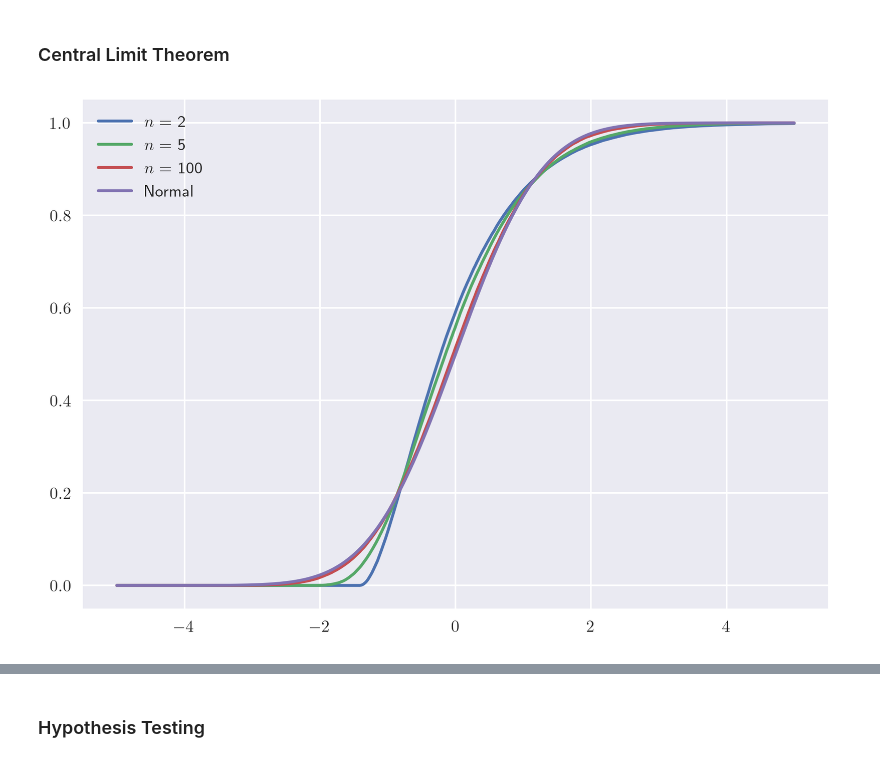
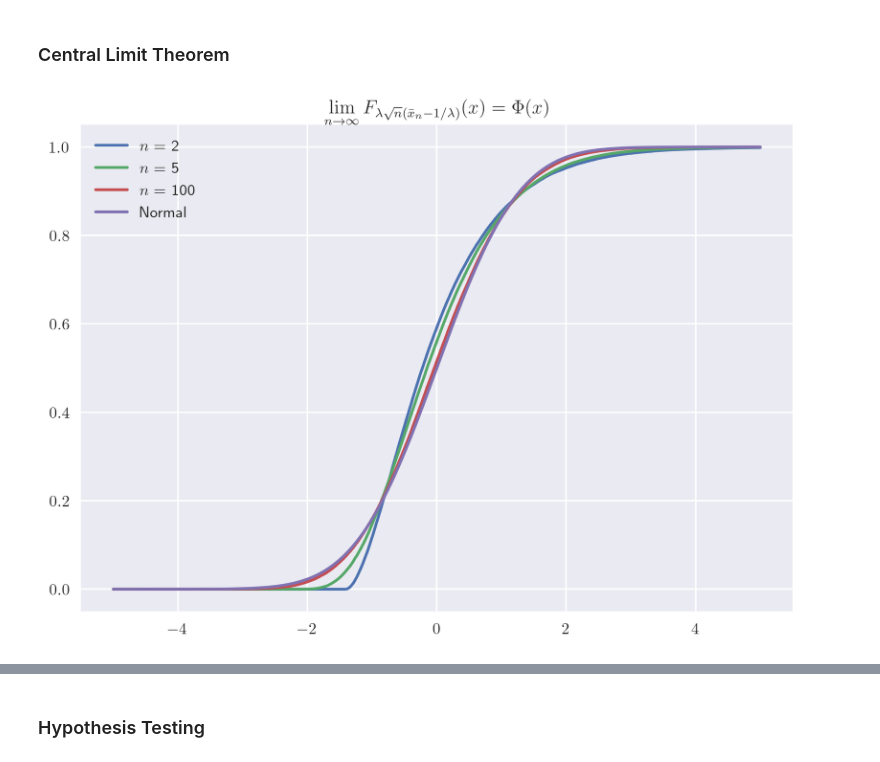
Before and after one commit to charlesrambo/math_bootcamp_25, a Jupyter notebook: Unit 3/unit_3_code_snippets.ipynb, the cells around one changed output, grey strips where cells are left out. Drawn from its saved outputs; the diff is of its cells as text; code cells hidden in the pictures.

```diff
--- a/Unit 3/unit_3_code_snippets.ipynb
+++ b/Unit 3/unit_3_code_snippets.ipynb
@@ -270,36 +419,36 @@ from scipy.stats import expon
 # Start the clock!
 start_time = time.perf_counter()
 
-# Set random seed
-np.random.seed(0)
-
 # Use LaTeX and increase resolution
 plt.rcParams['text.usetex'], plt.rcParams['figure.dpi'] = True, 300
 
 # Use Seaborn style
 plt.style.use('seaborn-v0_8')
 
+# Set random seed
+np.random.seed(0)
+
 # Choose n-values and set number of trials
 n_vals, trials = [100, 500, 1000, 10_000], 100_000
 
 # Set up subplots
 fig, ax = plt.subplots(2, 2, sharex = True, sharey = True,
-                       figsize = (10, 5), dpi = 300)
+                       figsize = (10, 7))
 
 for i, n in enumerate(n_vals):
 
     # Get row and column
     nrow, ncol = i // 2, i % 2
 
-    # Generate numbers of dimension trails x n
+    # Generate numbers of dimension n x trails
     # Scale is 1/lambda; default is 1 so unnecessary
-    X = expon.rvs(scale = 1/1, size = (trials, n))
+    X = expon.rvs(scale = 1/1, size = (n, trials))
 
     # Take mean of each row and make histogram
-    ax[nrow, ncol].hist(X.mean(axis = 1), bins = int(np.sqrt(n)), density = True)
+    ax[nrow, ncol].hist(X.mean(axis = 0), bins = int(np.sqrt(trials)), density = True)
 
     ax[nrow, ncol].vlines(x = 1, ymin = 0, ymax = 40, linestyle = 'dashed',
-                 color = 'red', label = 'True Mean')
+                 color = 'red', label = r'$\mu$')
 
     # Give each histogram a title
     ax[nrow, ncol].title.set_text(f'$n = {n}$')
@@ -307,14 +456,21 @@ for i, n in enumerate(n_vals):
     # Add legend
     ax[nrow, ncol].legend()
 
+    # Set x-axis label
+    ax[nrow, ncol].set_xlabel(r'$\bar{x}$')
+
 # Clear up a little RAM
 del X
 
 # Give the entire figure a title
-fig.suptitle('Law of Large Numbers Using Exponential Distribution')
+fig.suptitle(r'Law of Large Numbers Using Exponential Distribution'
+             +'\n' + r'True mean $\mu$ and sample mean $\bar{x}$')
+
+# Change padding on figure
+plt.tight_layout()
 
 # Save the figure
-plt.savefig(path + r'ex3-5.png')
+plt.savefig(path + r'ex3-6.png')
 
 plt.plot()
 
@@ -382,11 +541,15 @@ plt.show()
 ### Central Limit Theorem
 # %%
 # Import modules
-import numpy as np, matplotlib.pyplot as plt
+import numpy as np
+import matplotlib.pyplot as plt
 from scipy.stats import expon, norm
 
-# Use LaTeX and increase resolution
-plt.rcParams['text.usetex'],  plt.rcParams['figure.dpi'] = True, 300
+# Use LaTeX
+plt.rcParams['text.usetex'] = True
+
+# Increase resolution
+plt.rcParams['figure.dpi'] = 300
 
 # Use Seaborn style
 plt.style.use('seaborn-v0_8')
@@ -409,36 +572,39 @@ trials = 100_000
 # Scale is 1/lambda
 lam = 1
 
 # Loop over the n-values
 for n in n_vals:
 
     # Generate the sample; mean is 1/lam and std is 1/lam
-    sample =  expon.rvs(scale = 1/lam, size = (trials, n)).mean(axis = 1)
+    sample =  expon.rvs(scale = 1/lam, size = (n, trials)).mean(axis = 0)
 
     # Change sample so it has mean 0 and sd 1; current mean 1/lam and sd 1/(lam * sqrt(n))
     sample = np.sqrt(n)/(1/lam) * (sample - 1/lam)
 
     # Get y-values
     y_vals = [ecdf(x, sample) for x in x_vals]
 
     # Plot values
     plt.plot(x_vals, y_vals, label = f'$n =$ {n}')
 
 # Get y-values
 y_vals = norm.cdf(x_vals)
 
 # Plot standard normal cdf
 plt.plot(x_vals, y_vals, label = 'Normal')
 
 # Show legend
 plt.legend()
 
+# Add title
+plt.title(r'$\displaystyle\lim_{n\to\infty}F_{\lambda\sqrt{n}\left(\bar{x}_n - 1/\lambda\right)}(x) = \Phi(x)$')
+
 # Save the figure
-plt.savefig(path + r'ex3-7.png')
+plt.savefig(path + r'ex3-8.png')
 
 plt.show()
 # %% [output]
-[figure, old version]
+[figure, new version]
 # %%
 import numpy as np
 import pandas as pd
```
Also changed, not shown: parts of 15 cells of this notebook, 2 other files.
